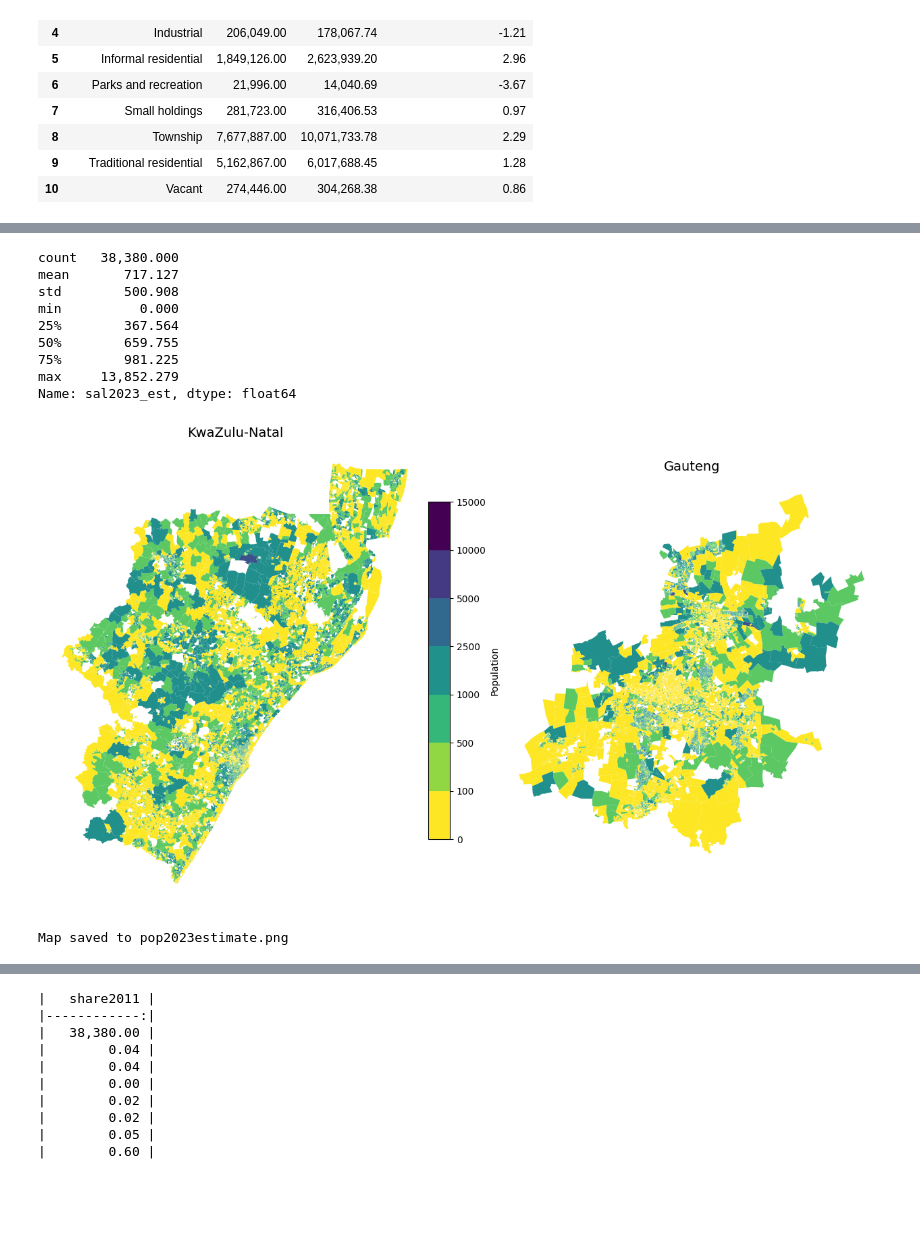
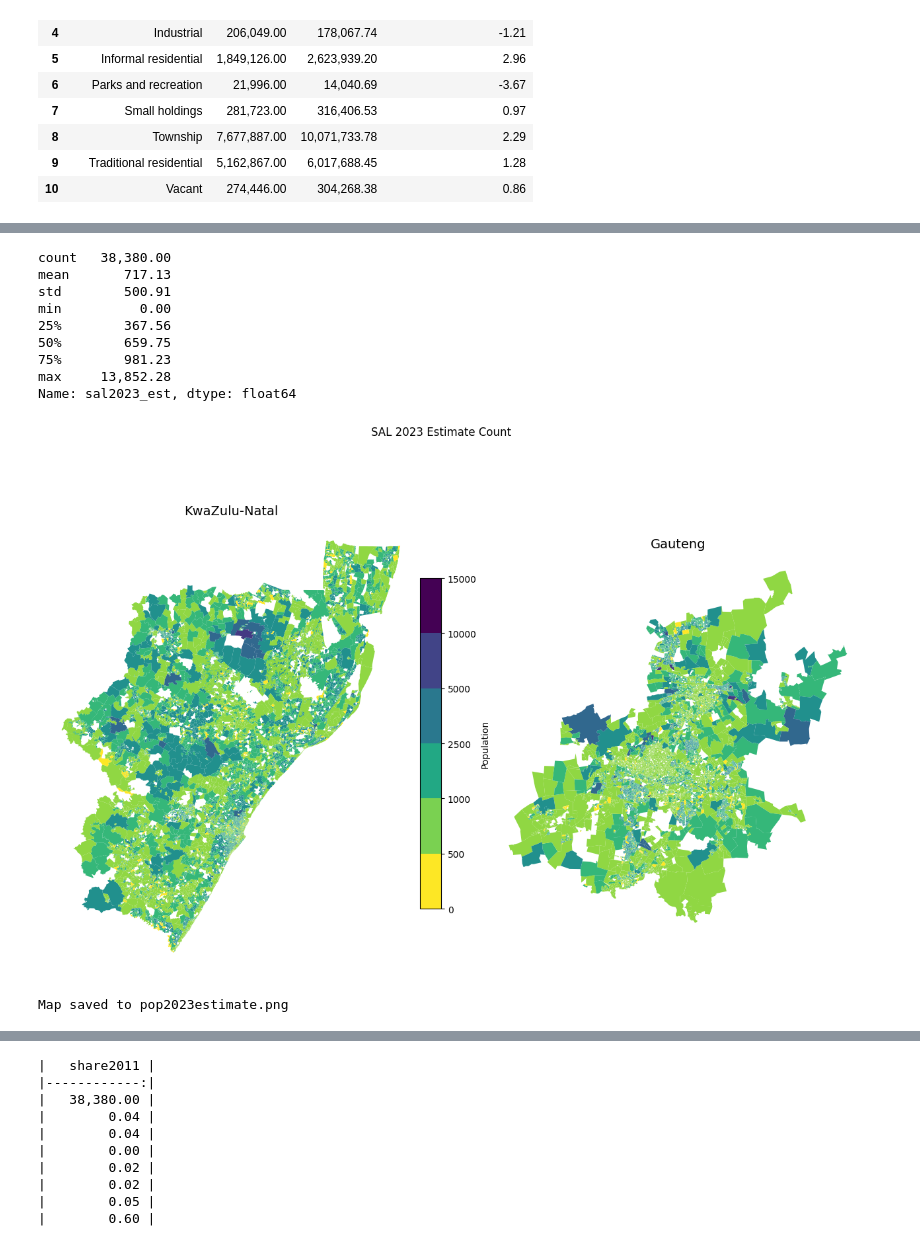
Before and after one commit to tess-vu/south-africa-healthcare, a Jupyter notebook: newpred.ipynb, the cells around one changed output, grey strips where cells are left out. Drawn from its saved outputs; the diff is of its cells as text; code cells hidden in the pictures; blank space fills up the shorter version.

```diff
--- a/newpred.ipynb
+++ b/newpred.ipynb
@@ -49,7 +49,7 @@ sal_with_ward = sal_with_ward.merge(
     how='left'
 )
 # %%
-sal_wards= sal_with_ward[['WardID', 'EA_CODE', 'sal2011_po', "Total", 'EA_GTYPE', 'EA_TYPE', 'F4_class', 'num_houses', 'AREA',
+sal_wards= sal_with_ward[['WardID', 'EA_CODE', 'sal2011_po', "Total", 'EA_GTYPE', 'EA_TYPE', 'F4_class', 'num_houses',
                          'Black_Afri', 'White', 'Coloured', 'Indian_or', 'Other',    ]]
 # %%
 sal_wards=sal_wards.rename(columns={'sal2011_po': 'sal2011_pop',
@@ -63,12 +63,15 @@ sal_wards['EA_TYPE'] = sal_wards['EA_TYPE'].str.replace(
 )
 # %%
 sal_wards.loc[sal_wards['sal2011_pop'] == 0, 'sal2011_pop'] = sal_wards['houses2011']*3
-sal_wards['new_areakm']=sal_wards['AREA']/1000000
+
+
+sal_wards['area_km2'] = sal_with_ward.geometry.area / 1e6
 
 sal_wards['sal_dense'] = (
     sal_wards['sal2011_pop'].astype(float) /
-    sal_wards['new_areakm'].astype(float)
+    sal_wards['area_km2'].astype(float)
 )
+sal_wards['log_density'] = np.log1p(sal_wards['sal_dense'])
 # %%
 sal_wards
 # %% [output]
@@ -320,60 +317,63 @@ sal_map = sal.merge(
 # %%
 sal_wards['sal2023_est'].describe()
 # %% [output]
-count   38,380.000
-mean       717.127
-std        500.908
-min          0.000
-25%        367.564
-50%        659.755
-75%        981.225
-max     13,852.279
+count   38,380.00
+mean       717.13
+std        500.91
+min          0.00
+25%        367.56
+50%        659.75
+75%        981.23
+max     13,852.28
 Name: sal2023_est, dtype: float64
 # %%
 import mapclassify
 import matplotlib.pyplot as plt
 import matplotlib as mpl
+
 fig, axes = plt.subplots(1, 2, figsize=(16,10))
 
 provinces = sal_map['PR_NAME'].unique()
+
+# consistent bins
+bin_edges = [0, 500,1000, 2500, 5000, 10000, 15000]
+
+cmap = mpl.cm.viridis_r
 
 for i, prov in enumerate(provinces):
 
     subset = sal_map[sal_map['PR_NAME'] == prov].copy()
     subset = subset[subset['sal2023_est'].notna()]  # drop missing
 
-    # compute quintile breaks
-    bin_edges = [0, 100 , 500, 1000, 2500, 5000, 10000,15000 ]
-
     subset.plot(
         column='sal2023_est',
-        cmap='viridis_r',
-        legend=False,  # 🔥 turn off individual legends
+        cmap=cmap,
         scheme='UserDefined',
-        classification_kwds={'bins': bins},
+        classification_kwds={'bins': bin_edges},
+        legend=False,
         ax=axes[i]
     )
 
     axes[i].set_title(prov, fontsize=14)
     axes[i].axis('off')
 
-# 🔥 Create shared colorbar in the middle
-norm = mpl.colors.BoundaryNorm(bin_edges, ncolors=256)
-sm = mpl.cm.ScalarMappable(cmap='viridis_r', norm=norm)
+# ---- shared colorbar (fixed mapping) ----
+norm = mpl.colors.BoundaryNorm(bin_edges, ncolors=cmap.N)
+sm = mpl.cm.ScalarMappable(cmap=cmap, norm=norm)
 sm.set_array([])
 
-# [left, bottom, width, height] → tweak these numbers if needed
 cbar_ax = fig.add_axes([0.48, 0.25, 0.02, 0.5])
-
 cbar = fig.colorbar(sm, cax=cbar_ax)
 cbar.set_label("Population")
+
+plt.suptitle("SAL 2023 Estimate Count")
 
 output_file = "pop2023estimate.png"
 plt.savefig(output_file, dpi=300, bbox_inches='tight')
 
 plt.show()
 
 print(f"Map saved to {output_file}")
 # %% [output]
-[figure, old version]
+[figure, new version]
 Map saved to pop2023estimate.png
```
Also changed, not shown: parts of 22 cells of this notebook, 4 other files.
